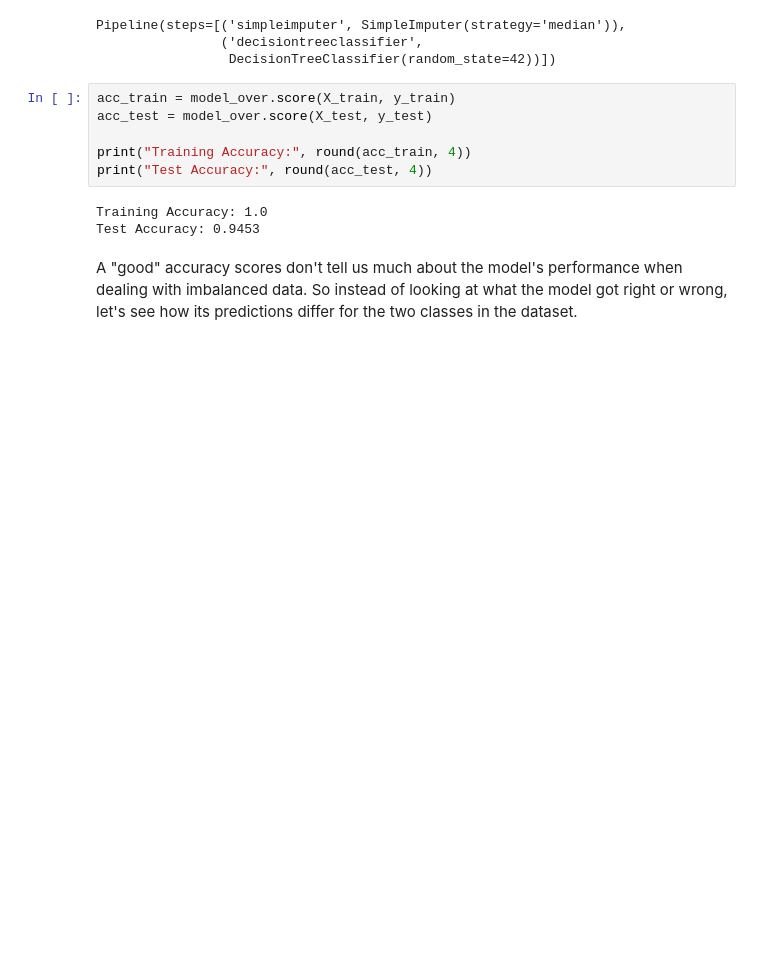
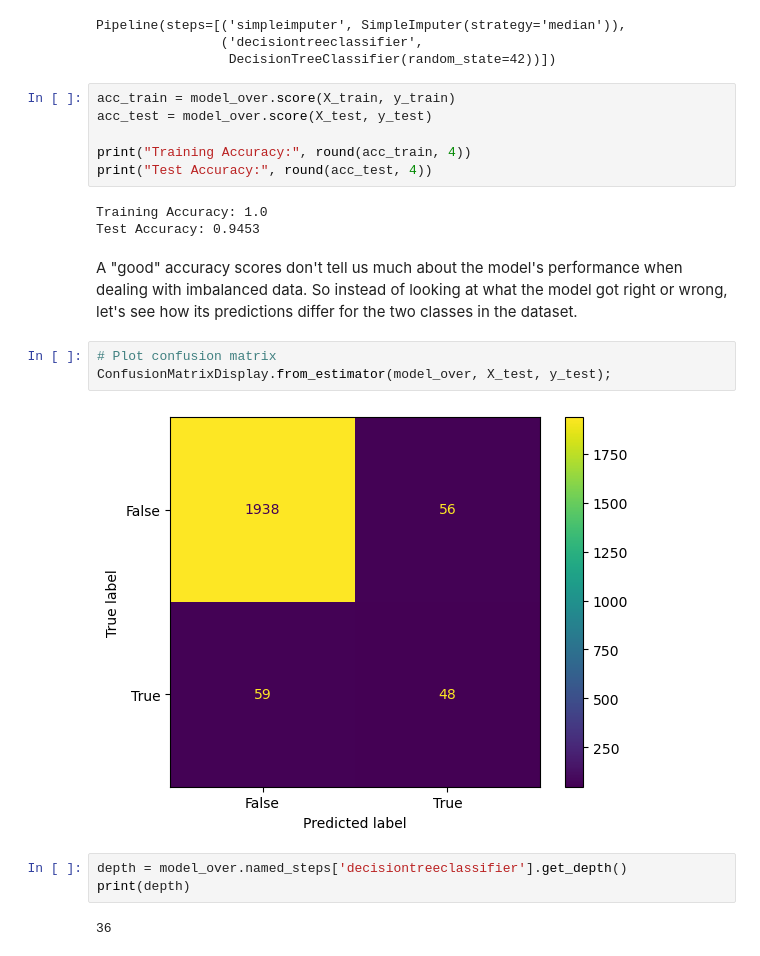
Before and after one commit to Johnnysnipes90/bankruptcy-prediction, a Jupyter notebook: notebook.ipynb, the cells around one changed output. Saved outputs shown, nothing was run; the diff lists cells and outputs as text; blank space fills up the shorter version.

```diff
--- a/notebook.ipynb
+++ b/notebook.ipynb
@@ -287,3 +288,13 @@ Training Accuracy: 1.0
 Test Accuracy: 0.9453
 # %% [markdown]
  A "good" accuracy scores don't tell us much about the model's performance when dealing with imbalanced data. So instead of looking at what the model got right or wrong, let's see how its predictions differ for the two classes in the dataset.
+# %%
+# Plot confusion matrix
+ConfusionMatrixDisplay.from_estimator(model_over, X_test, y_test);
+# %% [output]
+[figure, added]
+# %%
+depth = model_over.named_steps['decisiontreeclassifier'].get_depth()
+print(depth)
+# %% [output]
+36
```
Also changed, not shown: parts of 24 cells of this notebook.
